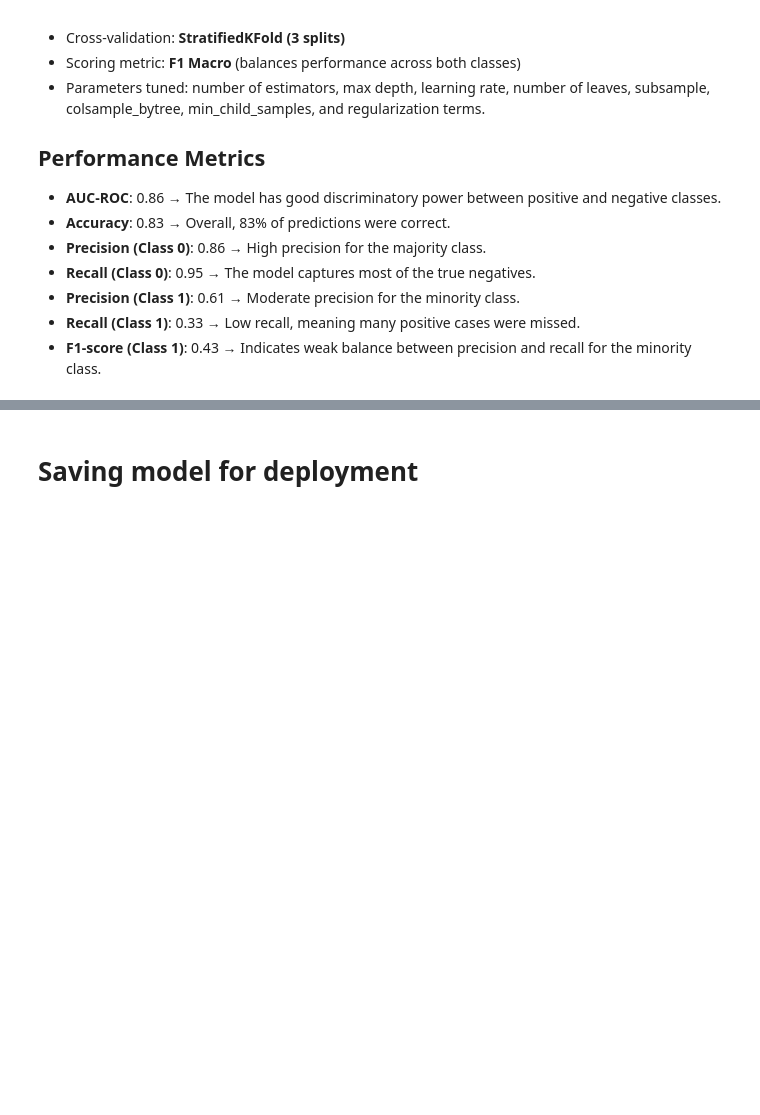
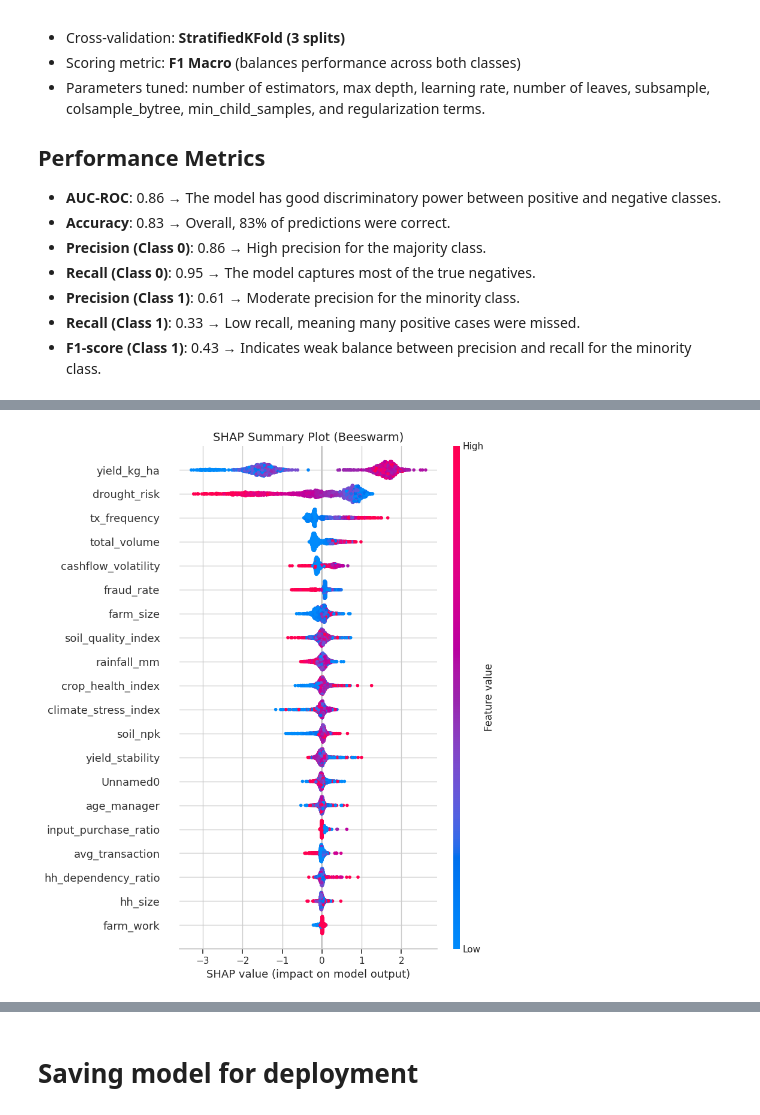
Before and after one commit to karanimwarimu/AGRISCORE-, a Jupyter notebook: Notebooks/Models.ipynb, the cells around one changed output, grey strips where cells are left out. Cells and saved outputs as stored; diff of their text form; code cells hidden in the pictures; blank space fills up the shorter version.

```diff
--- a/Notebooks/Models.ipynb
+++ b/Notebooks/Models.ipynb
@@ -823,0 +900,9 @@ We used **LightGBM (LGBMClassifier)** with hyperparameter tuning via **Randomize
+# %%
+# Beeswarm Plot (Most Informative)
+plt.figure(figsize=(12, 10))
+shap.summary_plot(shap_values, X_test, show=False)
+plt.title("SHAP Summary Plot (Beeswarm)", fontsize=14)
+plt.tight_layout()
+plt.show()
+# %% [output]
+[figure, added]
```
Also changed, not shown: parts of 13 cells of this notebook.
